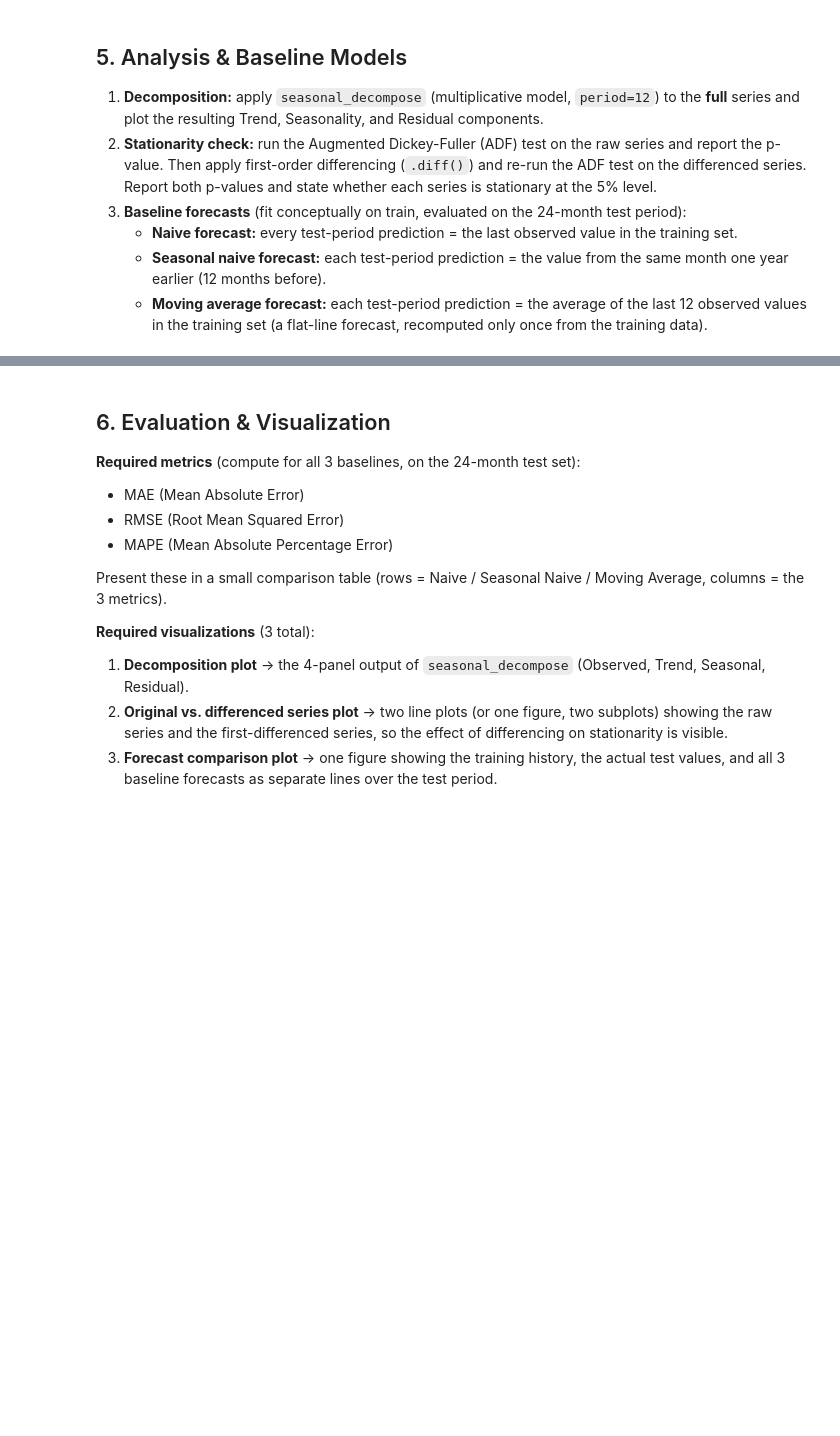
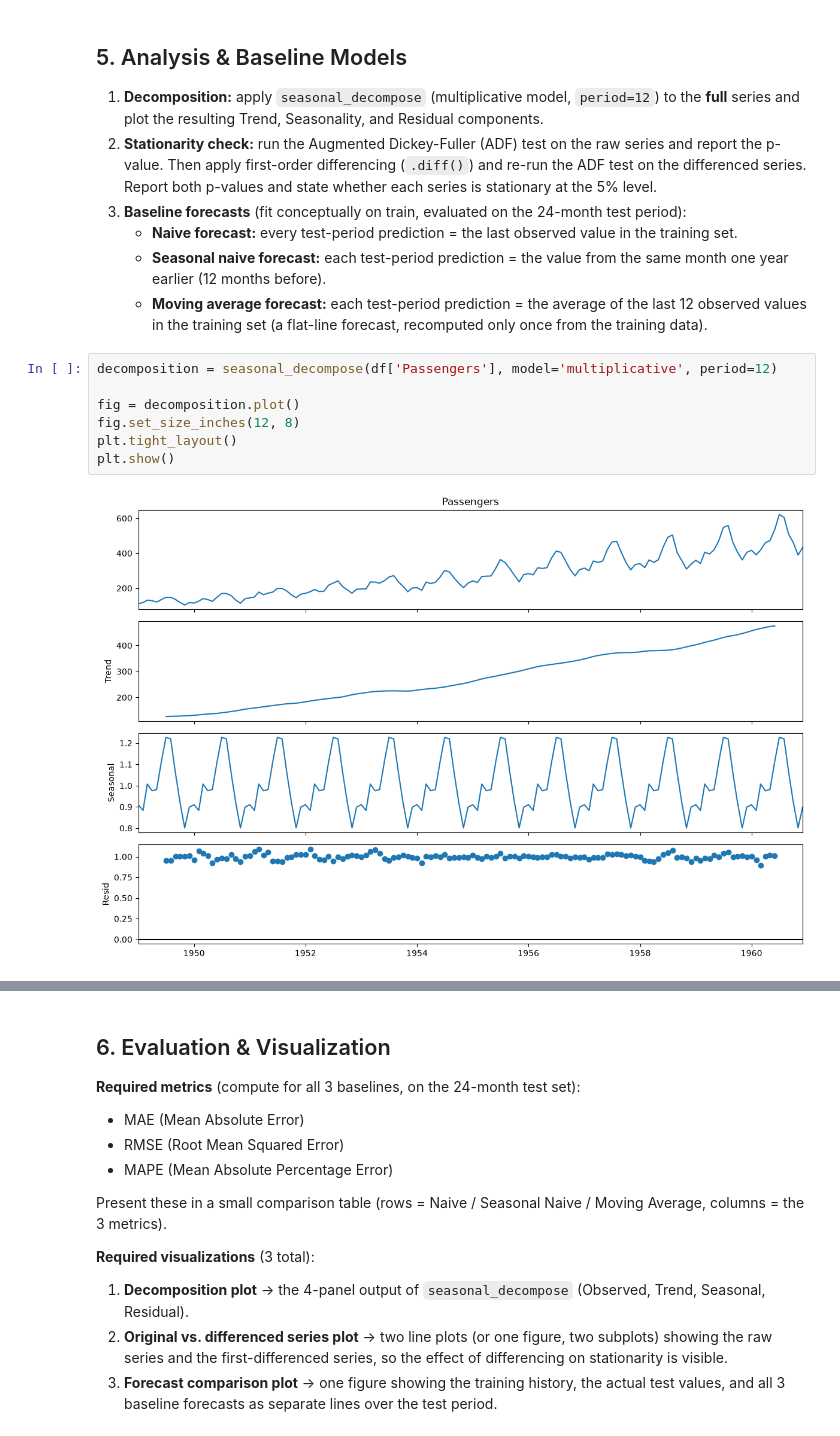
Before and after one commit to fredizenn/Statistics-and-Machine-Learning, a Jupyter notebook: Week-4/Lab-Assignments/03_TimeSeries_Decomposition_Baseline.ipynb, the cells around one changed output, grey strips where cells are left out. Saved outputs shown, nothing was run; the diff lists cells and outputs as text; blank space fills up the shorter version.

```diff
--- a/Week-4/Lab-Assignments/03_TimeSeries_Decomposition_Baseline.ipynb
+++ b/Week-4/Lab-Assignments/03_TimeSeries_Decomposition_Baseline.ipynb
@@ -76,3 +186,12 @@ sklearn.metrics (mean_absolute_error, mean_squared_error)
    - **Naive forecast:** every test-period prediction = the last observed value in the training set.
    - **Seasonal naive forecast:** each test-period prediction = the value from the same month one year earlier (12 months before).
    - **Moving average forecast:** each test-period prediction = the average of the last 12 observed values in the training set (a flat-line forecast, recomputed only once from the training data).
+# %%
+decomposition = seasonal_decompose(df['Passengers'], model='multiplicative', period=12)
+
+fig = decomposition.plot()
+fig.set_size_inches(12, 8)
+plt.tight_layout()
+plt.show()
+# %% [output]
+[figure, added]
```
Also changed, not shown: parts of 15 cells of this notebook, 1 other file.
